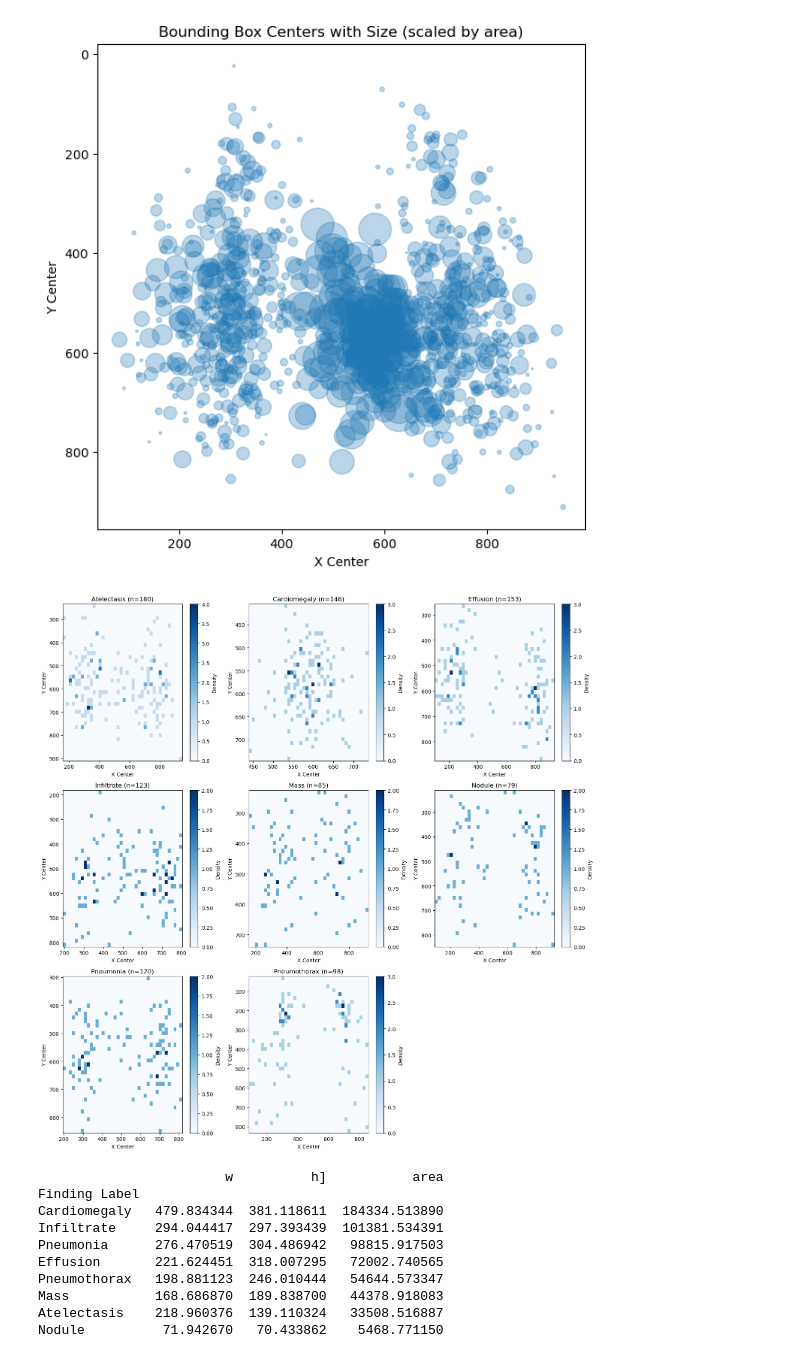
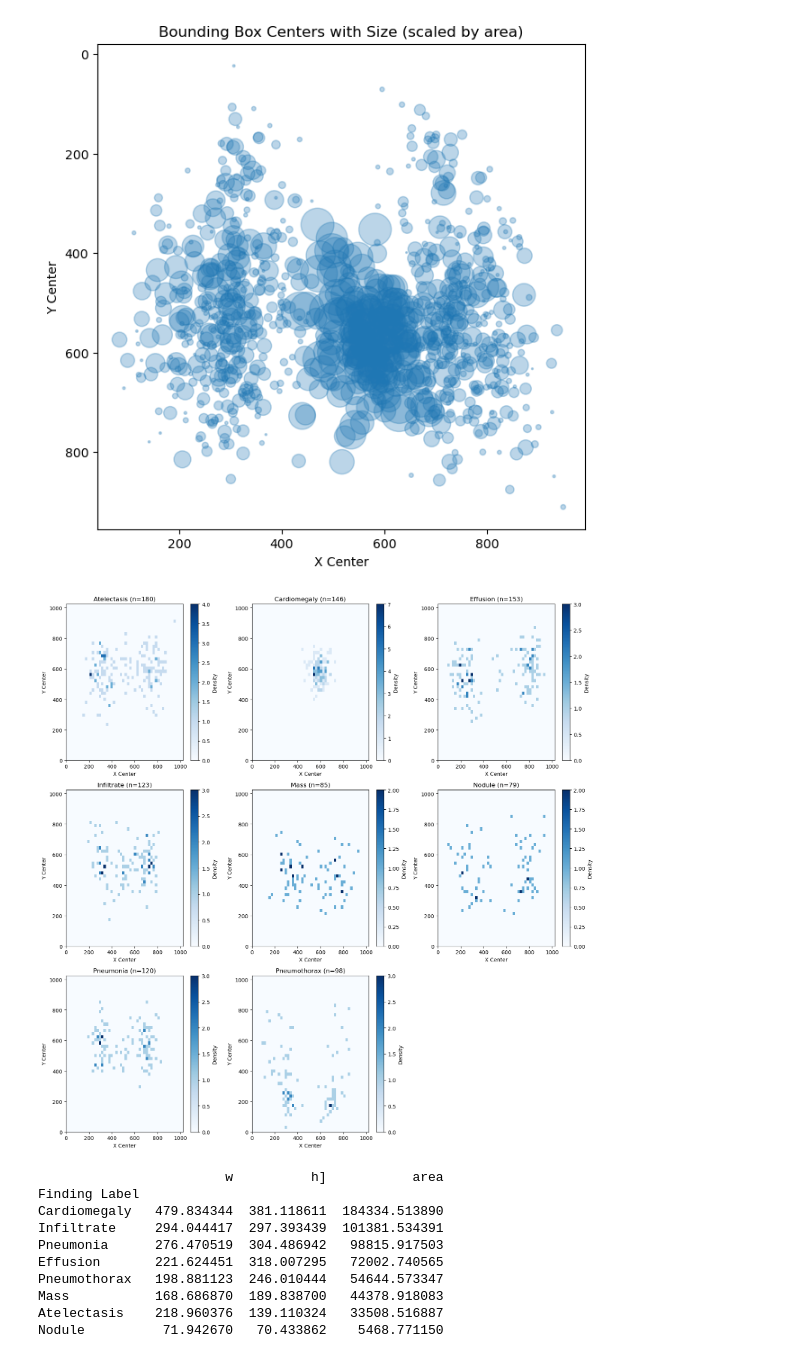
Before and after one commit to DBerkey/Smart_X-Ray_Screening, a Jupyter notebook: DataAnalysis/Bbox_dataanalysis.ipynb, the cells around one changed output. Cells and saved outputs as stored; diff of their text form; code cells hidden in the pictures.

```diff
--- a/DataAnalysis/Bbox_dataanalysis.ipynb
+++ b/DataAnalysis/Bbox_dataanalysis.ipynb
@@ -174,30 +174,38 @@ plt.show()
 # %% [output]
 [figure]
 # %%
-# === Part 8: Per-disease bounding box heatmaps ===
+# === Part 8 (updated): Per-disease bounding box heatmaps with fixed scale ===
+import math
+
 unique_labels = df["Finding Label"].unique()
+cols = 3
+rows = math.ceil(len(unique_labels) / cols)
 
-import math
-n_labels = len(unique_labels)
-cols = 3
-rows = math.ceil(n_labels / cols)
+# Assuming image size ~1024x1024 (ChestX-ray14 standard)
+img_w, img_h = 1024, 1024
 
 plt.figure(figsize=(15, 5 * rows))
 
 for i, label in enumerate(unique_labels, 1):
     subset = df[df["Finding Label"] == label]
+
     plt.subplot(rows, cols, i)
-    plt.hist2d(subset["x_center"], subset["y_center"], bins=40, cmap="Blues")
-    plt.gca().invert_yaxis()
+    plt.hist2d(
+        subset["x_center"], subset["y_center"],
+        bins=[50, 50], range=[[0, img_w], [0, img_h]], cmap="Blues"
+    )
+    plt.gca().invert_yaxis()  # To align with image coordinate system
     plt.colorbar(label="Density")
     plt.title(f"{label} (n={len(subset)})")
     plt.xlabel("X Center")
     plt.ylabel("Y Center")
+    plt.xlim(0, img_w)
+    plt.ylim(0, img_h)
 
 plt.tight_layout()
 plt.show()
 # %% [output]
-[figure, old version]
+[figure, new version]
 # %%
 # === Part 9: Per-disease average bounding box size ===
 avg_sizes = df.groupby("Finding Label")[["w", "h]", "area"]].mean().sort_values("area", ascending=False)
```
